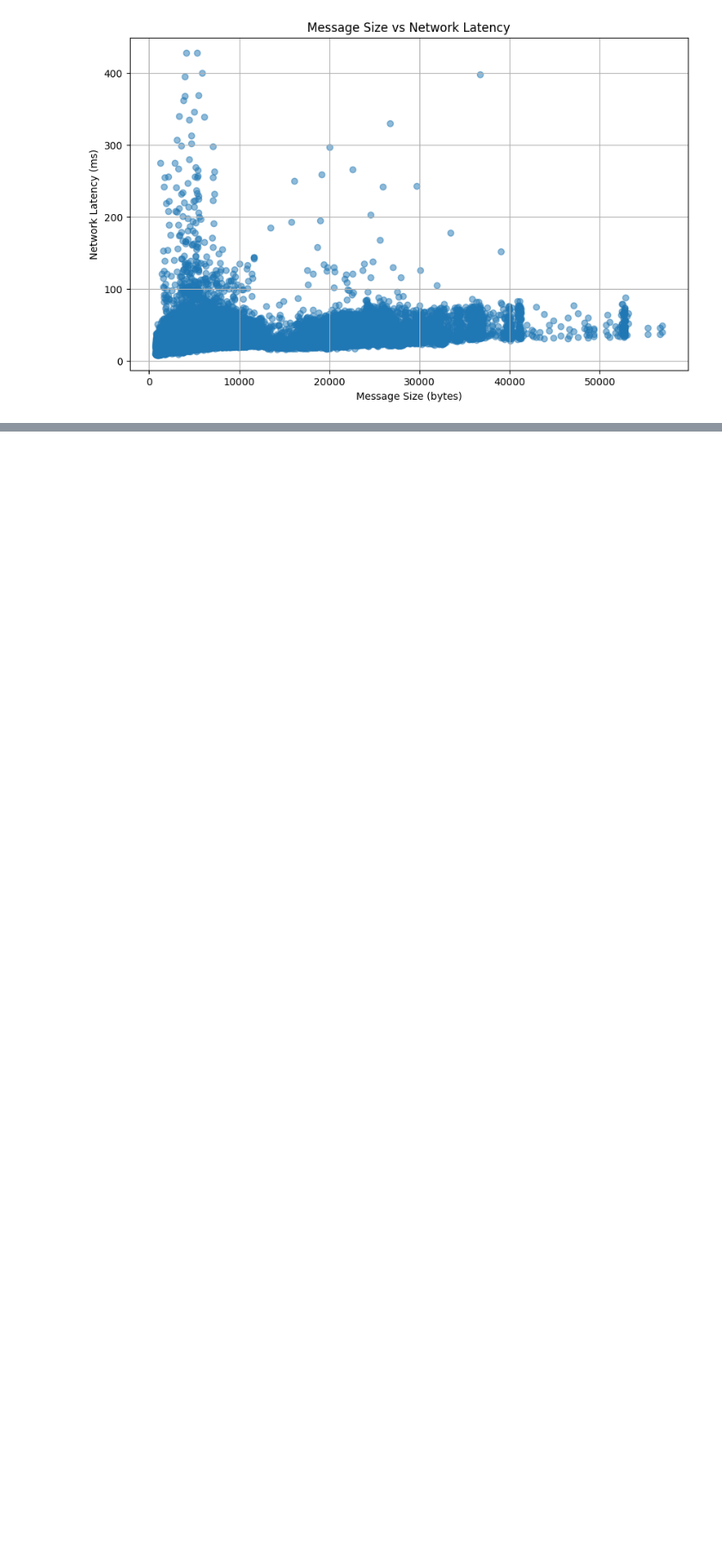
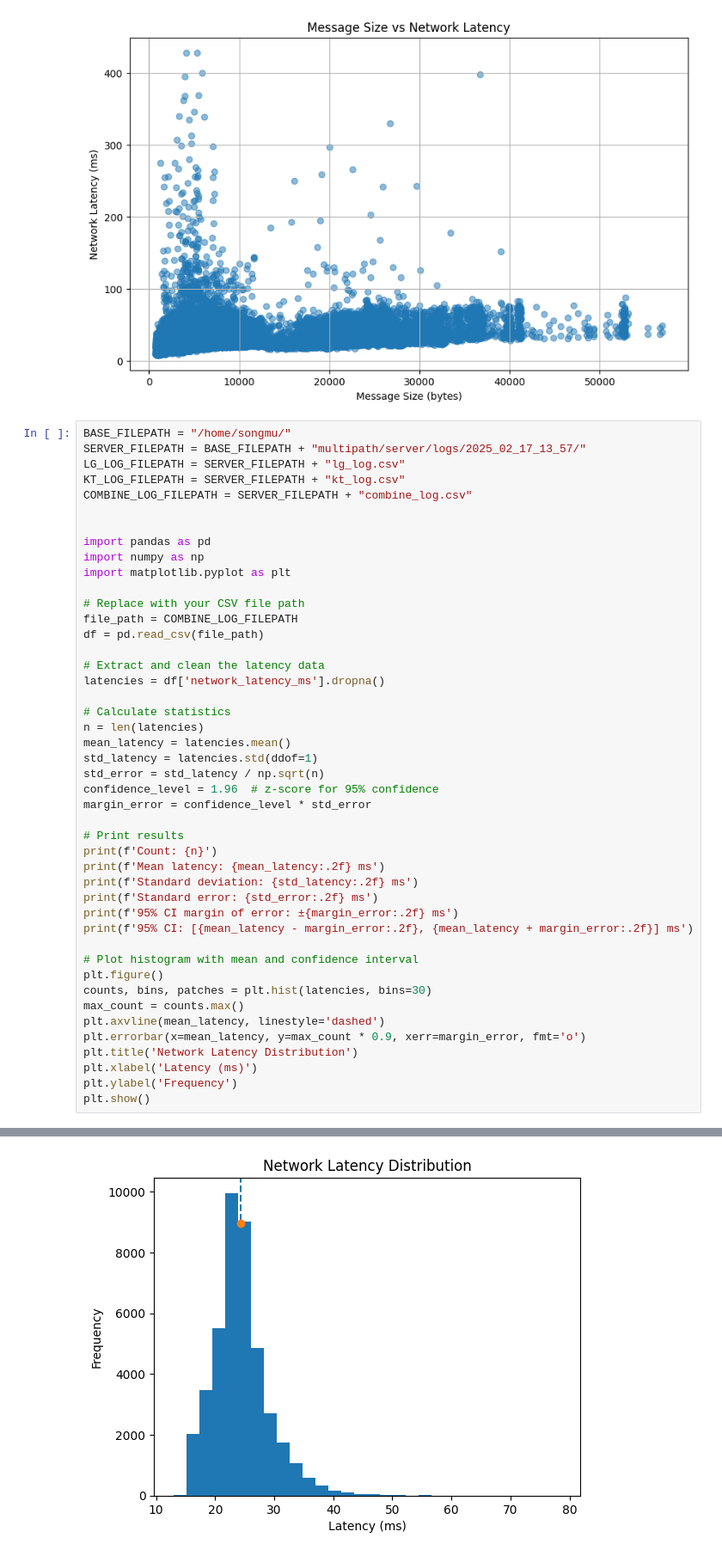
Before and after one commit to songmuheo/multipath, a Jupyter notebook: analyze_dataset.ipynb, the cells around one changed output, grey strips where cells are left out. Shown at 86% size. Cells and saved outputs as stored; diff of their text form; blank space fills up the shorter version.

```diff
--- a/analyze_dataset.ipynb
+++ b/analyze_dataset.ipynb
@@ -622,3 +662,49 @@ def plot_message_size_vs_latency(kt_log_df, lg_log_df):
 plot_message_size_vs_latency(kt_log_df, lg_log_df)
 # %% [output]
 [figure]
+# %%
+BASE_FILEPATH = "/home/songmu/"
+SERVER_FILEPATH = BASE_FILEPATH + "multipath/server/logs/2025_02_17_13_57/"
+LG_LOG_FILEPATH = SERVER_FILEPATH + "lg_log.csv"
+KT_LOG_FILEPATH = SERVER_FILEPATH + "kt_log.csv"
+COMBINE_LOG_FILEPATH = SERVER_FILEPATH + "combine_log.csv"
+
+
+import pandas as pd
+import numpy as np
+import matplotlib.pyplot as plt
+
+# Replace with your CSV file path
+file_path = COMBINE_LOG_FILEPATH
+df = pd.read_csv(file_path)
+
+# Extract and clean the latency data
+latencies = df['network_latency_ms'].dropna()
+
+# Calculate statistics
+n = len(latencies)
+mean_latency = latencies.mean()
+std_latency = latencies.std(ddof=1)
+std_error = std_latency / np.sqrt(n)
+confidence_level = 1.96  # z-score for 95% confidence
+margin_error = confidence_level * std_error
+
+# Print results
+print(f'Count: {n}')
+print(f'Mean latency: {mean_latency:.2f} ms')
+print(f'Standard deviation: {std_latency:.2f} ms')
+print(f'Standard error: {std_error:.2f} ms')
+print(f'95% CI margin of error: ±{margin_error:.2f} ms')
+print(f'95% CI: [{mean_latency - margin_error:.2f}, {mean_latency + margin_error:.2f}] ms')
+
+# Plot histogram with mean and confidence interval
+plt.figure()
+counts, bins, patches = plt.hist(latencies, bins=30)
+max_count = counts.max()
+plt.axvline(mean_latency, linestyle='dashed')
+plt.errorbar(x=mean_latency, y=max_count * 0.9, xerr=margin_error, fmt='o')
+plt.title('Network Latency Distribution')
+plt.xlabel('Latency (ms)')
+plt.ylabel('Frequency')
+plt.show()
+# %% [output]
@@ -624,0 +717 @@ plot_message_size_vs_latency(kt_log_df, lg_log_df)
+[figure, added]
```
Also changed, not shown: parts of 3 cells of this notebook, 13 other files.
